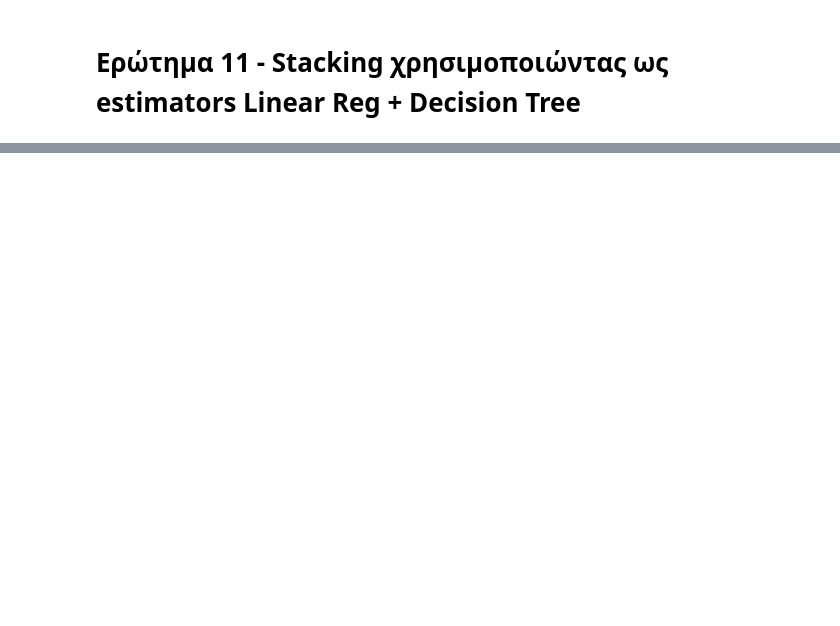
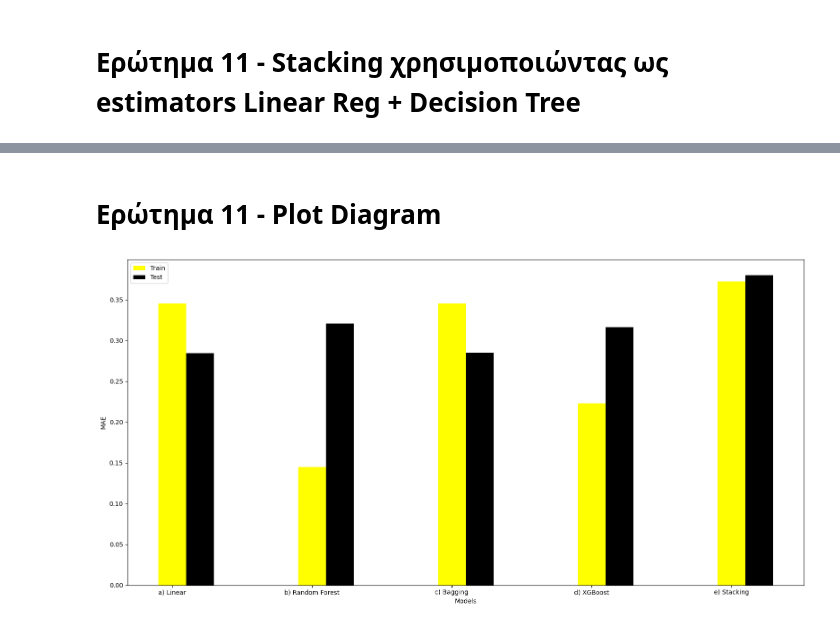
Before and after one commit to avionerman/machine_learning_2025, a Jupyter notebook: Exercise_3_Monetary.ipynb, the cells around one changed output, grey strips where cells are left out. Cells and saved outputs as stored; diff of their text form; code cells hidden in the pictures; blank space fills up the shorter version.

Commit message:
Commit the plot bar

```diff
--- a/Exercise_3_Monetary.ipynb
+++ b/Exercise_3_Monetary.ipynb
@@ -261,0 +262,40 @@ MAE Test : 0.36061612066147924
+# %% [markdown]
+# Ερώτημα 11 - Plot Diagram
+# %%
+import matplotlib.pyplot as plt
+from sklearn.metrics import mean_absolute_error
+
+models = ["a) Linear", "b) Random Forest", "c) Bagging", "d) XGBoost", "e) Stacking"]
+
+mae_train = [
+    mean_absolute_error(y_train, y_pred_train_lr),
+    mean_absolute_error(y_train, y_pred_train_rf),
+    mean_absolute_error(y_train, y_pred_train_bag),
+    mean_absolute_error(y_train, y_pred_train_xgb),
+    mean_absolute_error(y_train, y_pred_train_stack)
+]
+
+mae_test = [
+    mean_absolute_error(y_test, y_pred_test_lr),
+    mean_absolute_error(y_test, y_pred_test_rf),
+    mean_absolute_error(y_test, y_pred_test_bag),
+    mean_absolute_error(y_test, y_pred_test_xgb),
+    mean_absolute_error(y_test, y_pred_test_stack)
+]
+
+number_of_bars_in_x = np.arange(len(models))
+width = 0.2
+
+plt.figure(figsize=(16,8))
+
+plt.bar(number_of_bars_in_x, mae_train, width=width, color='yellow', label='Train')
+plt.bar(number_of_bars_in_x + width, mae_test, width=width, color='black', label='Test')
+
+plt.xticks(number_of_bars_in_x, models)
+plt.ylabel("MAE")
+plt.xlabel("Models")
+plt.legend()
+plt.tight_layout()
+plt.show()
+# %% [output]
+[figure, added]
```
Also changed, not shown: parts of 8 cells of this notebook.
